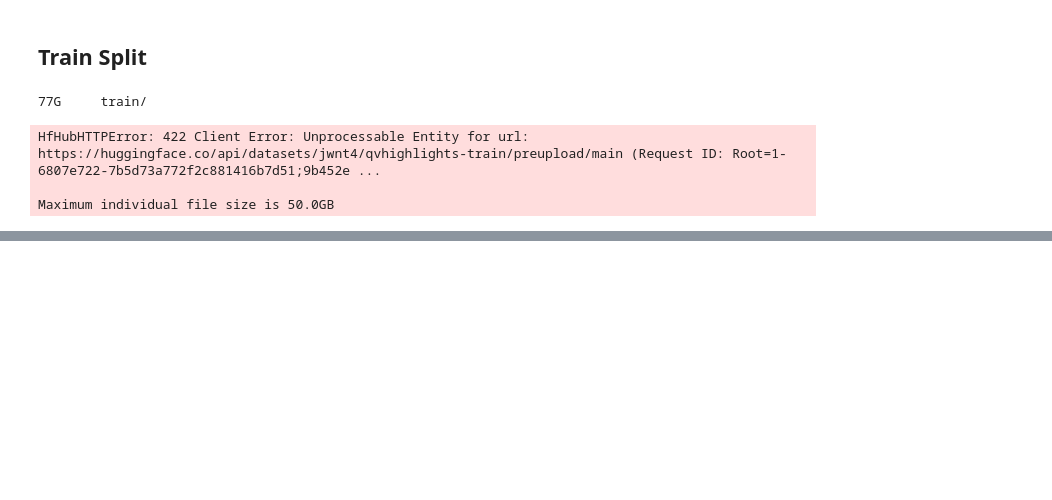
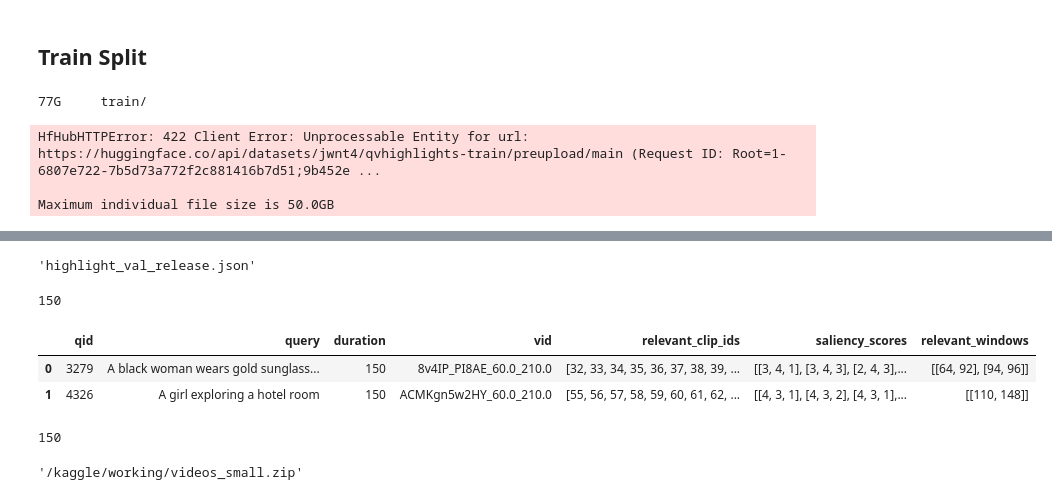
Before and after one commit to bagasjiwanta/moment-retrieval-with-llm, a Jupyter notebook: 1-download-and-upload-mr-datasets.ipynb, the cells around one changed output, grey strips where cells are left out. Drawn from its saved outputs; the diff is of its cells as text; code cells hidden in the pictures; blank space fills up the shorter version.

```diff
--- a/1-download-and-upload-mr-datasets.ipynb
+++ b/1-download-and-upload-mr-datasets.ipynb
@@ -512,0 +626,26 @@ api.upload_large_folder(
+# %%
+json_path = hf_hub_download(repo_id="jwnt4/qvhighlights-val", filename="highlight_val_release.json", repo_type="dataset", local_dir='.')
+json_path
+# %% [output]
+'highlight_val_release.json'
+# %%
+import json
+with open(json_path, 'r') as f:
+    highlight_val_release = json.load(f)
+# %%
+highlight_val_small = random.sample(highlight_val_release, k=150)
+# %%
+len(highlight_val_small)
+# %% [output]
+150
+# %%
+df = pd.DataFrame(highlight_val_small)
+df.head(2)
+# %% [output]
+|  | qid | query | duration | vid | relevant_clip_ids | saliency_scores | relevant_windows |
+| 0 | 3279 | A black woman wears gold sunglass... | 150 | 8v4IP_PI8AE_60.0_210.0 | [32, 33, 34, 35, 36, 37, 38, 39, ... | [[3, 4, 1], [3, 4, 3], [2, 4, 3],... | [[64, 92], [94, 96]] |
+| 1 | 4326 | A girl exploring a hotel room | 150 | ACMKgn5w2HY_60.0_210.0 | [55, 56, 57, 58, 59, 60, 61, 62, ... | [[4, 3, 1], [4, 3, 2], [4, 3, 1],... | [[110, 148]] |
+# %%
+df['qid'].nunique()
+# %% [output]
+150
@@ -512,0 +661,4 @@ api.upload_large_folder(
+# %%
+shutil.make_archive("videos_small", "zip", "qvhighlights-val")
+# %% [output]
+'/kaggle/working/videos_small.zip'
```
Also changed, not shown: parts of 26 cells of this notebook, 56 other files.
